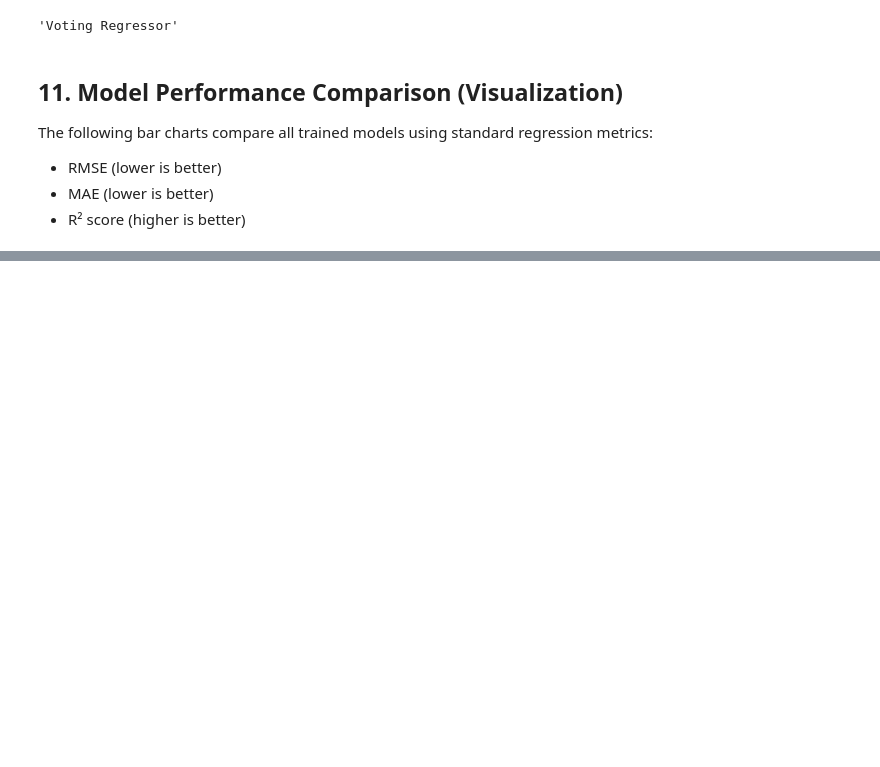
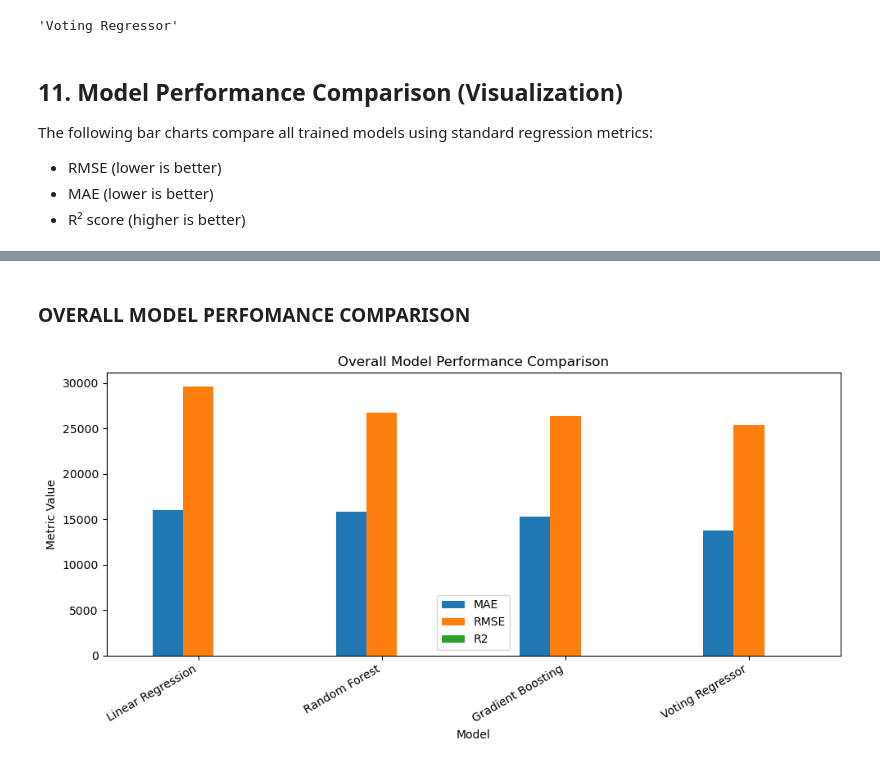
Before and after one commit to pabisha0098/Artificial-Intelligence-Coursework, a Jupyter notebook: 22067308_PabishaBhatta.ipynb, the cells around one changed output, grey strips where cells are left out. Cells and saved outputs as stored; diff of their text form; code cells hidden in the pictures; blank space fills up the shorter version.

```diff
--- a/22067308_PabishaBhatta.ipynb
+++ b/22067308_PabishaBhatta.ipynb
@@ -271,0 +319,12 @@ The following bar charts compare all trained models using standard regression me
+# %% [markdown]
+### OVERALL MODEL PERFOMANCE COMPARISON
+# %%
+plot_df.plot(kind="bar", figsize=(10, 5))
+plt.title("Overall Model Performance Comparison")
+plt.ylabel("Metric Value")
+plt.xticks(rotation=30, ha="right")
+plt.legend(loc="best")
+plt.tight_layout()
+plt.show()
+# %% [output]
+[figure, added]
```
Also changed, not shown: parts of 7 cells of this notebook.
